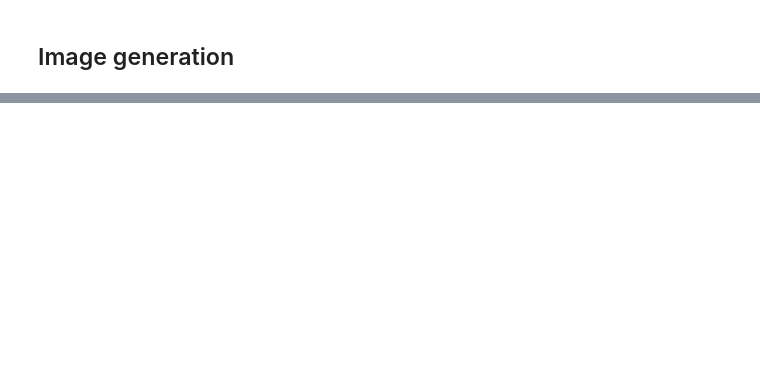
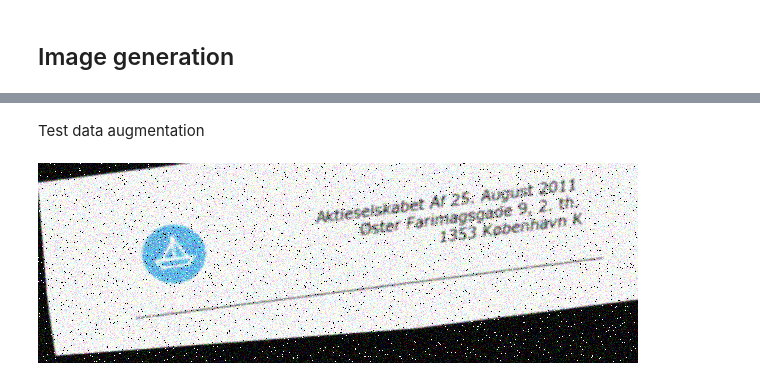
Before and after one commit to AKLLaursen/super_resolution, a Jupyter notebook: notebooks/data_preparation.ipynb, the cells around one changed output, grey strips where cells are left out. Cells and saved outputs as stored; diff of their text form; code cells hidden in the pictures; blank space fills up the shorter version.

```diff
--- a/notebooks/data_preparation.ipynb
+++ b/notebooks/data_preparation.ipynb
@@ -278,0 +143,19 @@ np.random.rand()
+# %% [markdown]
+Test data augmentation
+# %%
+# Construct
+augmentor = Augmentor(rotation_range = 10,
+                      shear_range = 2.5,
+                      shift_range = 10,
+                      gaussian_blur_sd = 3,
+                      gauss_noise_sd = 30,
+                      salt_and_pepper_noise_intensity = 0.01,
+                      rgb_color_shift = 50)
+
+# Generate
+augmented_images = augmentor.augment(addr.headers_hr)
+
+# Visualize
+Image.fromarray(augmented_images[0])
+# %% [output]
+[figure, added]
```
Also changed, not shown: parts of 26 cells of this notebook, 7 other files.
